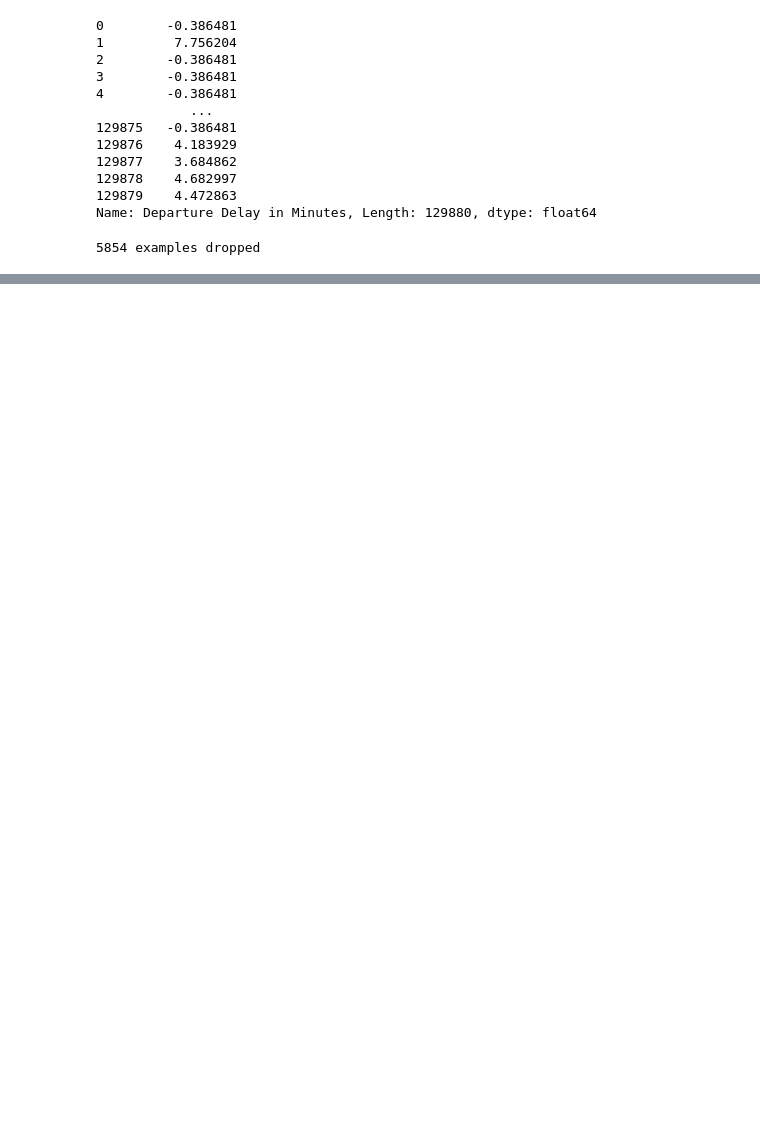
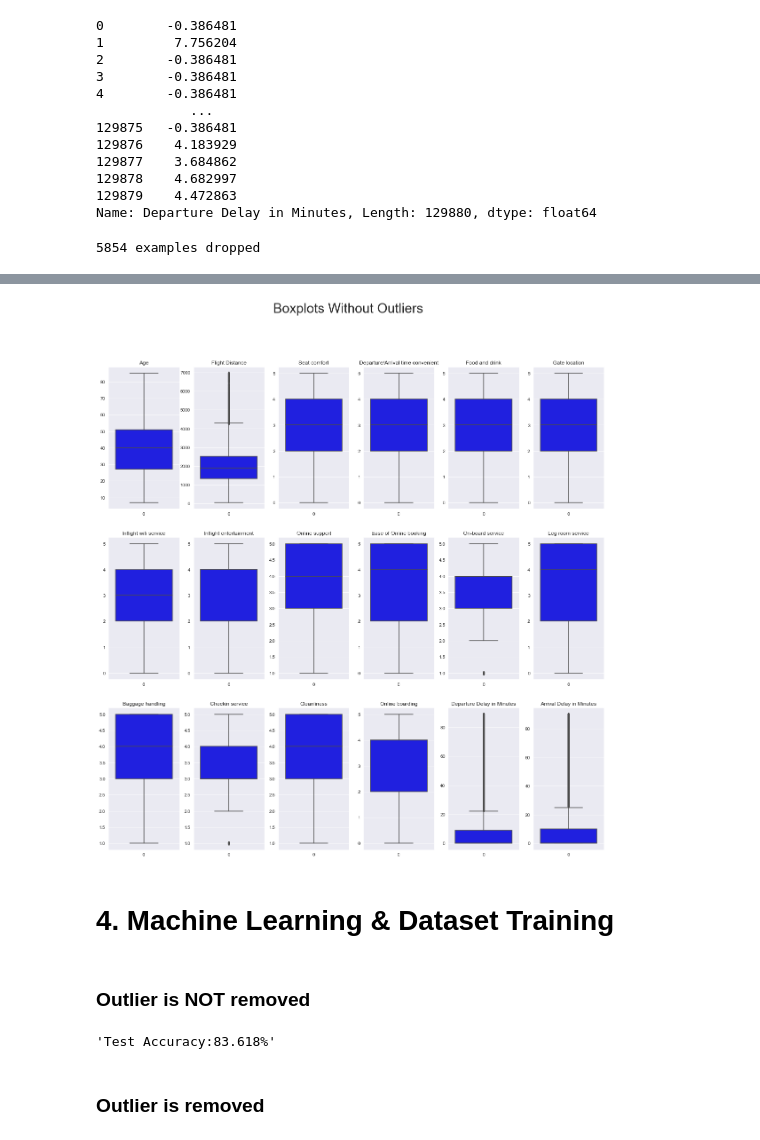
Before and after one commit to lotlouischoitslab/Airline_Satisfaction, a Jupyter notebook: airline_satisfication.ipynb, the cells around one changed output, grey strips where cells are left out. Cells and saved outputs as stored; diff of their text form; code cells hidden in the pictures; blank space fills up the shorter version.

Commit message:
continue on machine learning

```diff
--- a/airline_satisfication.ipynb
+++ b/airline_satisfication.ipynb
@@ -100,14 +100,14 @@ X
 129880 rows × 25 columns
 # %%
 #Box Plotter Function
-def boxplotter(non_binary_columns,df):
+def boxplotter(non_binary_columns,df,title):
     plt.figure(figsize=(20,20))
     for idx, col in enumerate(non_binary_columns):
         plt.subplot(3,6,idx + 1)
         sns.boxplot(data=df[col],color='blue')
         plt.title(col)
 
-    plt.suptitle('Boxplots With Outliers',size=30)
+    plt.suptitle(title,size=30)
     plt.show()
 # %% [markdown]
 # 3. Outliers Checking
@@ -192,0 +187,8 @@ boxplotter(non_binary_columns,outlier_df)
+# %%
+#Box plot without outliers
+title = 'Boxplots Without Outliers'
+boxplotter(non_binary_columns,outlier_df,title)
+# %% [output]
+[figure, added]
+# %% [markdown]
+# 4. Machine Learning & Dataset Training
@@ -192,0 +218,12 @@ boxplotter(non_binary_columns,outlier_df)
+# %% [markdown]
+### Outlier is NOT removed
+# %%
+X_train1, X_test1, y_train1, y_test1 = training(X,determine_outliers=True)
+model1 = LogisticRegression()
+model1.fit(X_train1,y_train1)
+model1_accuracy = ('Test Accuracy:{:.3f}%'.format(model1.score(X_test1,y_test1)*100))
+model1_accuracy
+# %% [output]
+'Test Accuracy:83.618%'
+# %% [markdown]
+### Outlier is removed
```
Also changed, not shown: parts of 6 cells of this notebook.
